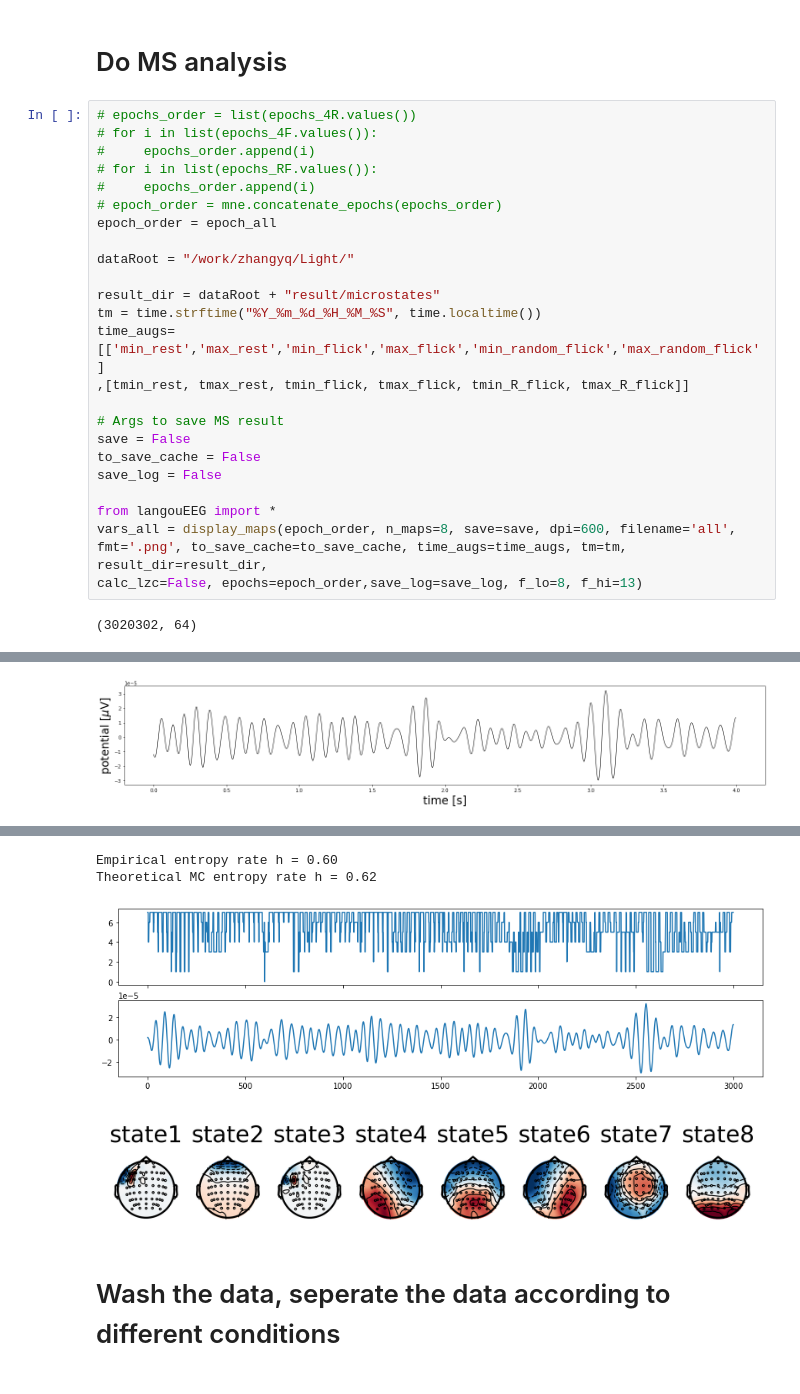
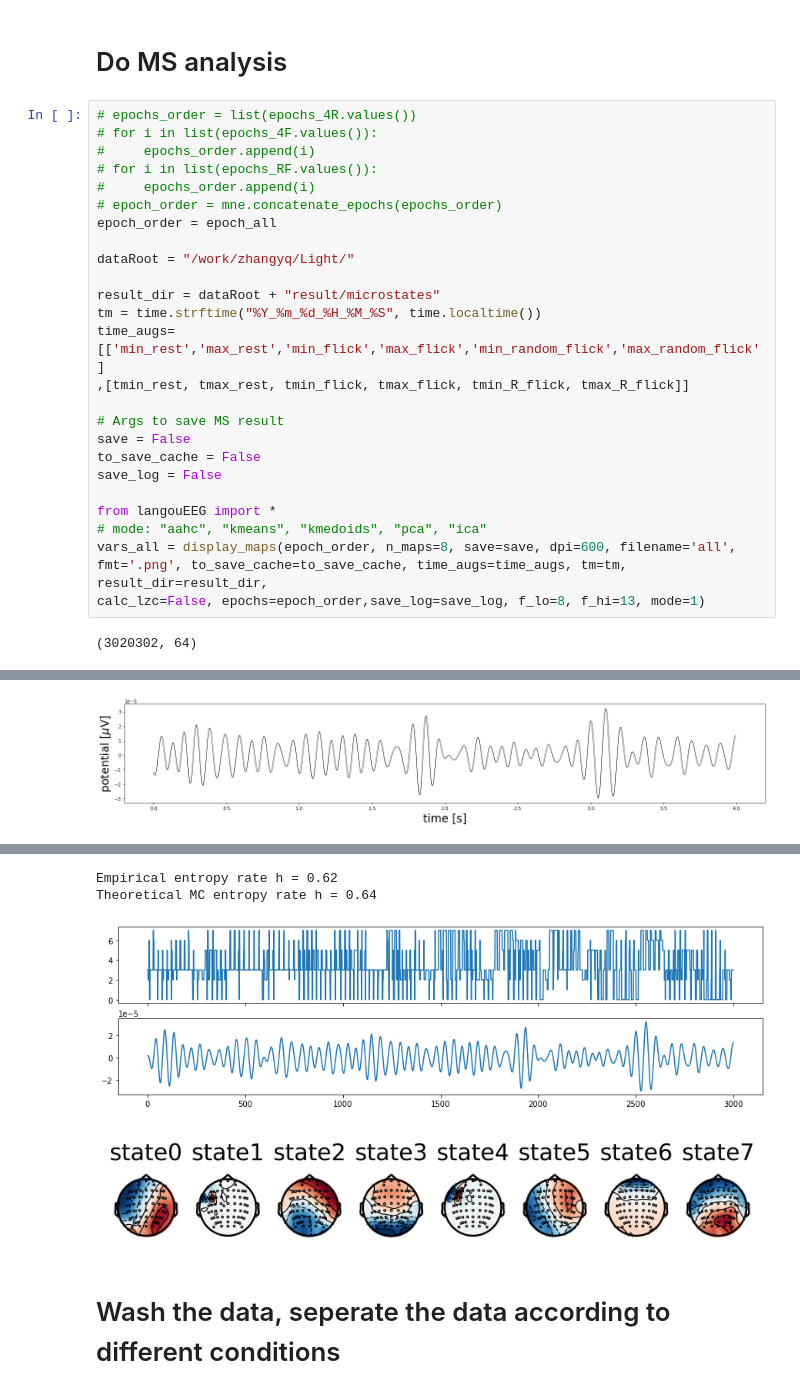
Before and after one commit to zhenyumi/LangouEEG, a Jupyter notebook: langouMicrostates_all_zzy.ipynb, the cells around one changed output, grey strips where cells are left out. Saved outputs shown, nothing was run; the diff lists cells and outputs as text.

```diff
--- a/langouMicrostates_all_zzy.ipynb
+++ b/langouMicrostates_all_zzy.ipynb
@@ -150,9 +150,10 @@ to_save_cache = False
 save_log = False
 
 from langouEEG import *
+# mode: "aahc", "kmeans", "kmedoids", "pca", "ica"
 vars_all = display_maps(epoch_order, n_maps=8, save=save, dpi=600, filename='all',
 fmt='.png', to_save_cache=to_save_cache, time_augs=time_augs, tm=tm, result_dir=result_dir,
-calc_lzc=False, epochs=epoch_order,save_log=save_log, f_lo=8, f_hi=13)
+calc_lzc=False, epochs=epoch_order,save_log=save_log, f_lo=8, f_hi=13, mode=1)
 # %% [output]
 (3020302, 64)
 [figure]
@@ -178,7 +179,7 @@ Empirical entropy H = 1.82 (max. entropy: 2.08)
-Empirical entropy rate h = 0.60
-Theoretical MC entropy rate h = 0.62
+Empirical entropy rate h = 0.62
+Theoretical MC entropy rate h = 0.64
-[figure, old version]
+[figure, new version]
-[figure, old version]
+[figure, new version]
 # %% [markdown]
 # Wash the data, seperate the data according to different conditions
 # %%
```
Also changed, not shown: parts of 12 cells of this notebook, 1 other file.
